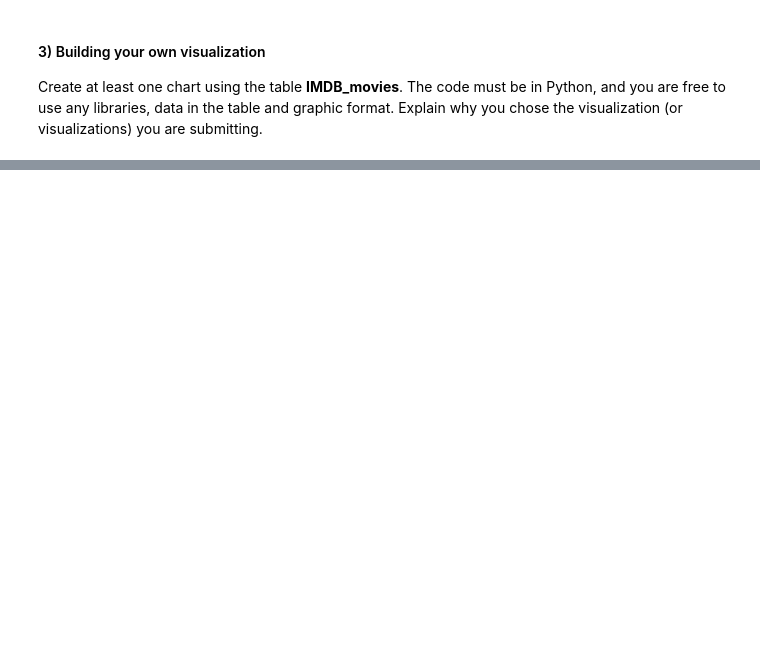
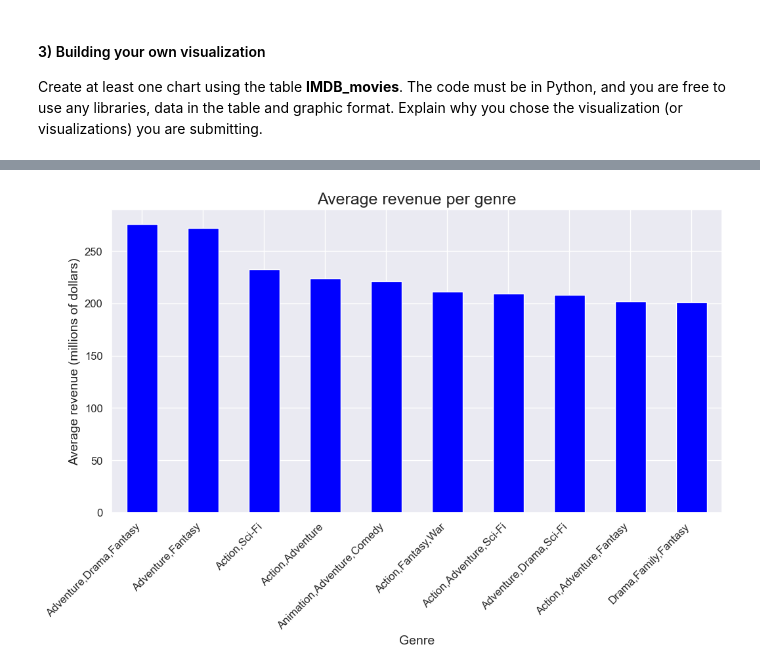
Before and after one commit to renanpan/data-challenge-renan_pan, a Jupyter notebook: desafio_renan.ipynb, the cells around one changed output, grey strips where cells are left out. Drawn from its saved outputs; the diff is of its cells as text; code cells hidden in the pictures; blank space fills up the shorter version.

```diff
--- a/desafio_renan.ipynb
+++ b/desafio_renan.ipynb
@@ -277,0 +463,12 @@ IMDB_movies = pd.read_sql("SELECT * FROM IMDB_movies", conexao)
+# %%
+#Plotting the average revenue of the top 10 Genre
+plt.figure(figsize=(12,6))
+top_10_revenue_per_genre.plot(kind='bar',color='blue')
+plt.title("Average revenue per genre", fontsize=18)
+plt.xlabel('Genre', fontsize=14)
+plt.xticks(rotation=45, ha='right',fontsize=12)
+plt.yticks(fontsize=12)
+plt.ylabel('Average revenue (millions of dollars)', fontsize=14)
+plt.show()
+# %% [output]
+[figure, added]
```
Also changed, not shown: parts of 28 cells of this notebook.
